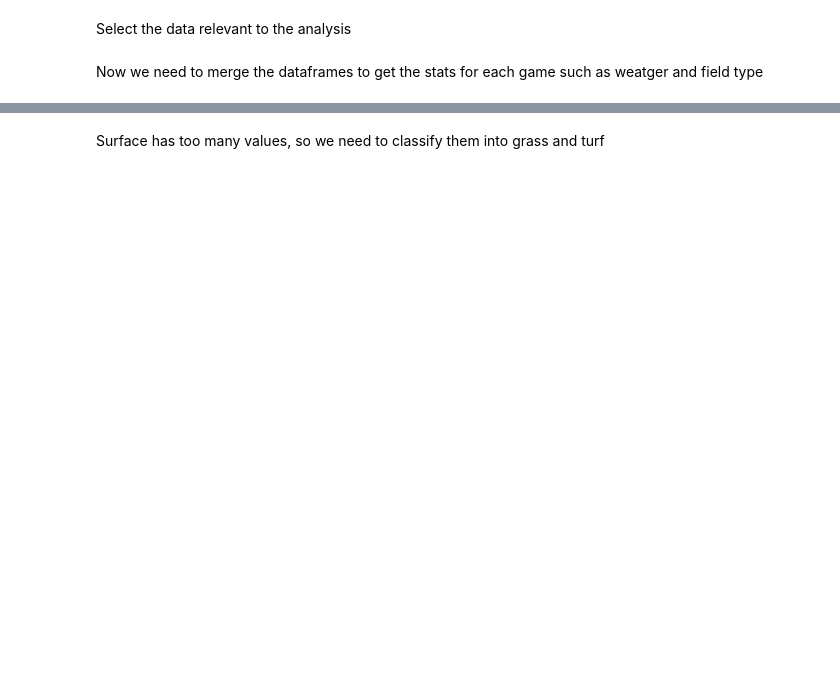
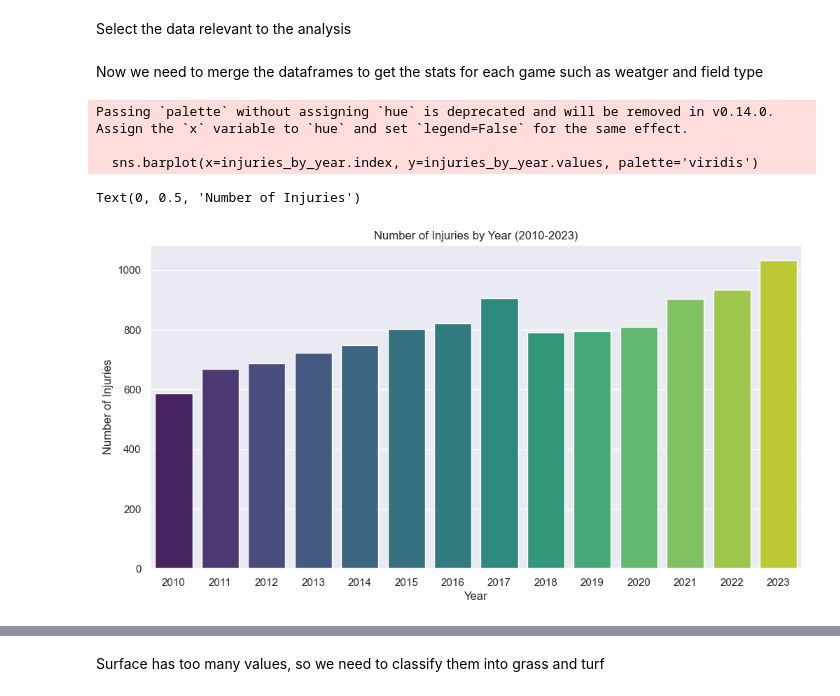
Before and after one commit to daniiprietoo/nfl-injury-analytics, a Jupyter notebook: notebooks/nfl-verse.ipynb, the cells around one changed output, grey strips where cells are left out. Cells and saved outputs as stored; diff of their text form; code cells hidden in the pictures; blank space fills up the shorter version.

```diff
--- a/notebooks/nfl-verse.ipynb
+++ b/notebooks/nfl-verse.ipynb
@@ -22,5 +18,8 @@ import seaborn as sns
 # %% [markdown]
 Exploration of the datasets
 # %%
-pbp = pd.read_csv('../data/raw/NFL_verse_pbp_data.csv' low_memory=False)
+pbp = pd.read_csv('../data/raw/NFL_verse_pbp_data.csv', low_memory=False)
 s = pd.read_csv('../data/raw/NFL_verse_schedules.csv')
+
+print(f"PBP has {pbp.shape[0]} rows and {pbp.shape[1]} columns")
+print(f"Schedule has {s.shape[0]} rows and {s.shape[1]} columns")
@@ -31,7 +41,7 @@ pbp['Injury'] = pbp['desc'].str.contains('injur')
 # %% [markdown]
 Select the data relevant to the analysis
 # %%
-pbp = pbp[['play_id','game_id','home_team','away_team','season_type','week','posteam',
+pbp_selected = pbp[['play_id','game_id','home_team','away_team','season_type','week','posteam',
 'posteam_type','defteam','side_of_field','yardline_100','game_date',
 'quarter_seconds_remaining','half_seconds_remaining','game_seconds_remaining',
 'game_half','quarter_end','drive','sp','qtr','down','goal_to_go',
@@ -46,0 +66,13 @@ combined_data = pd.merge(pbp,s,on=['game_id','week','home_team','away_team'],how
+# %%
+# Plot the injuries by year
+plt.figure(figsize=(12, 6))
+sns.barplot(x=injuries_by_year.index, y=injuries_by_year.values, palette='viridis')
+plt.title('Number of Injuries by Year (2010-2023)')
+plt.xlabel('Year')
+plt.ylabel('Number of Injuries')
+# %% [output]
+Passing `palette` without assigning `hue` is deprecated and will be removed in v0.14.0. Assign the `x` variable to `hue` and set `legend=False` for the same effect.
+
+  sns.barplot(x=injuries_by_year.index, y=injuries_by_year.values, palette='viridis')
+Text(0, 0.5, 'Number of Injuries')
+[figure, added]
```
Also changed, not shown: parts of 29 cells of this notebook, 13 other files.
